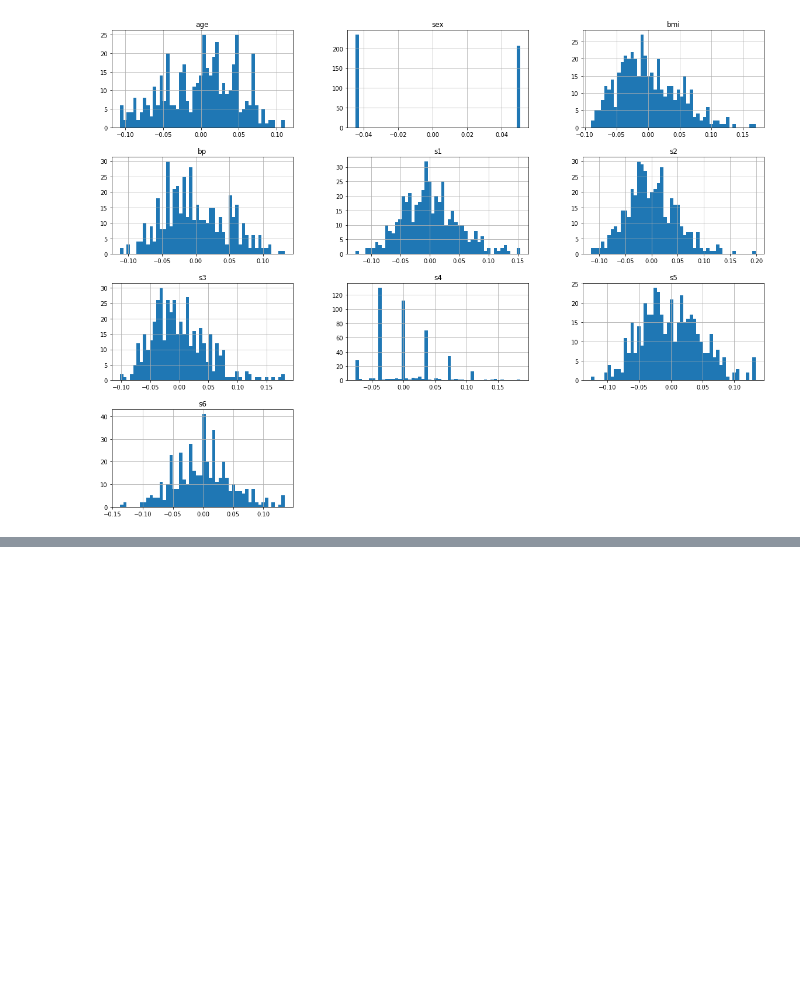
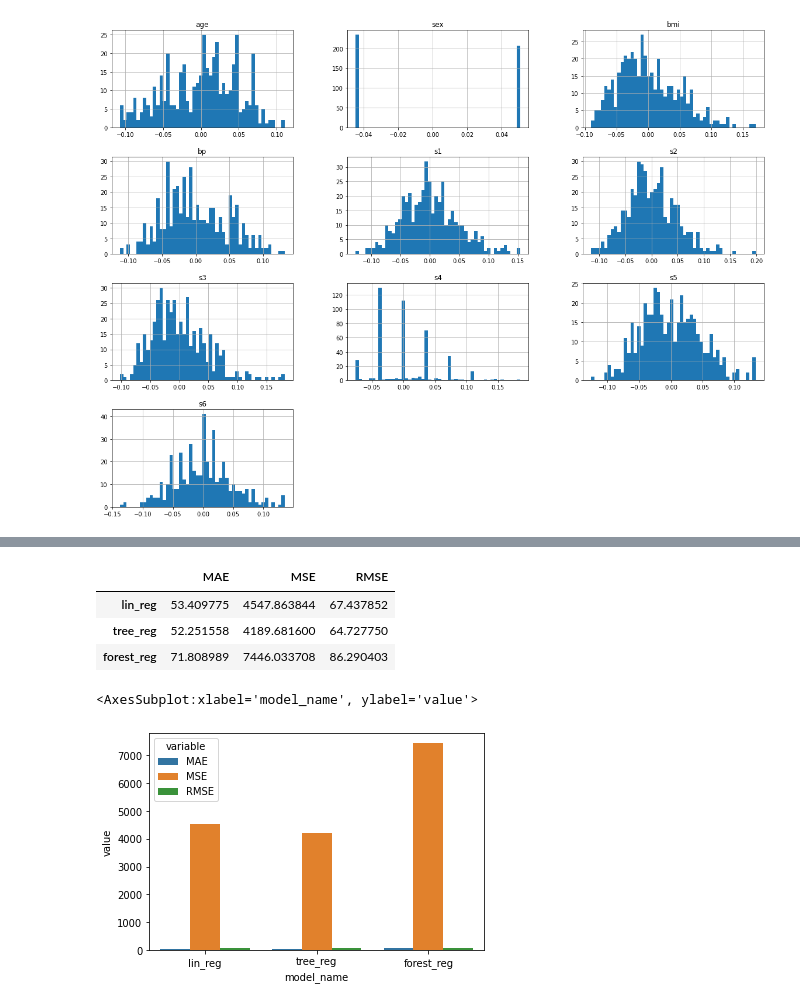
Before and after one commit to leej11/sklearn-diabetes, a Jupyter notebook: diabetes_regression.ipynb, the cells around one changed output, grey strips where cells are left out. Drawn from its saved outputs; the diff is of its cells as text; code cells hidden in the pictures; blank space fills up the shorter version.

```diff
--- a/diabetes_regression.ipynb
+++ b/diabetes_regression.ipynb
@@ -103,0 +330,28 @@ array([151.,  75., 141., 206., 135.,  97., 138.,  63., 110., 310., 101.,
+# %%
+model_evaluation_df = pd.DataFrame(
+    {
+        results,
+        results2,
+        results3
+    },
+    columns=['MAE', 'MSE', 'RMSE'],
+    index=['lin_reg', 'tree_reg', 'forest_reg']
+)
+# %%
+model_evaluation_df
+# %% [output]
+|  | MAE | MSE | RMSE |
+| lin_reg | 53.409775 | 4547.863844 | 67.437852 |
+| tree_reg | 52.251558 | 4189.681600 | 64.727750 |
+| forest_reg | 71.808989 | 7446.033708 | 86.290403 |
+# %%
+model_evaluation_df = model_evaluation_df.reset_index()
+# %%
+model_evaluation_df = model_evaluation_df.rename(columns={'index':'model_name'})
+# %%
+melt_me = model_evaluation_df.melt(id_vars=['model_name'])
+# %%
+sns.barplot(x='model_name', y='value', hue='variable', data=melt_me)
+# %% [output]
+<AxesSubplot:xlabel='model_name', ylabel='value'>
+[figure, added]
```
Also changed, not shown: parts of 52 cells of this notebook.
